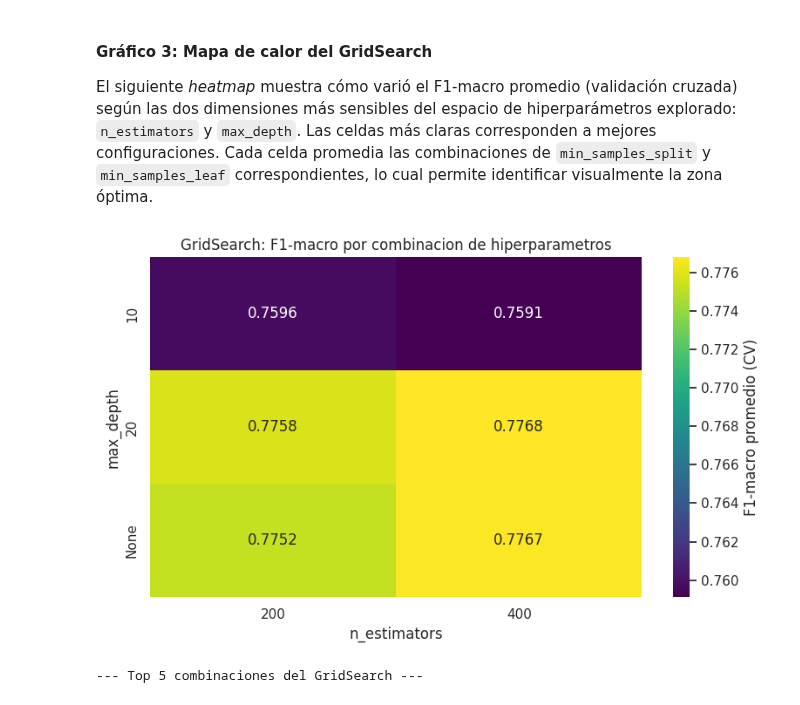
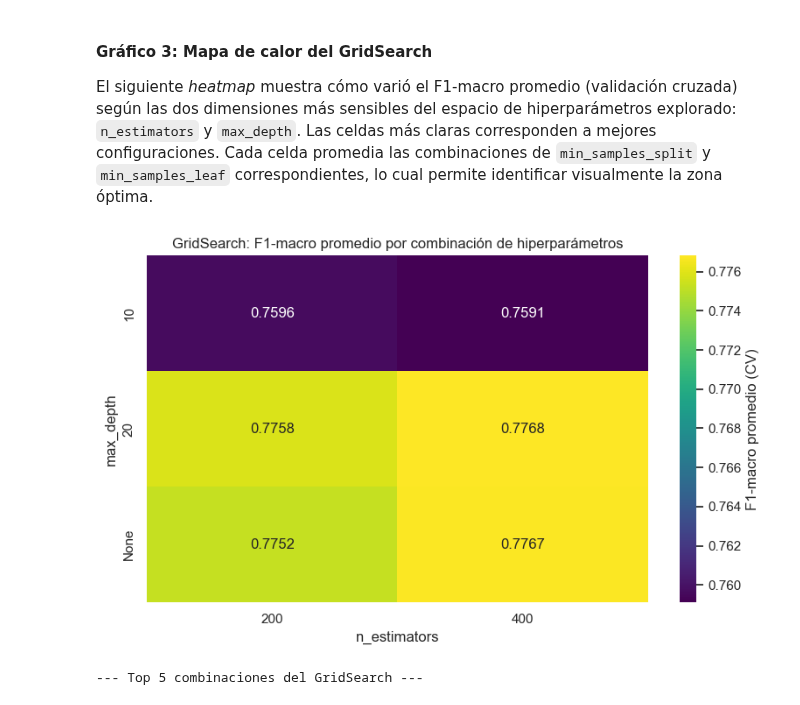
Before and after one commit to DaSilvaCesar/Tp-Ingenieria-Software, a Jupyter notebook: Proyecto_ingenieria_3.ipynb, the cells around one changed output. Drawn from its saved outputs; the diff is of its cells as text; code cells hidden in the pictures.

```diff
--- a/Proyecto_ingenieria_3.ipynb
+++ b/Proyecto_ingenieria_3.ipynb
@@ -1414,39 +1472,37 @@ plt.show()
 
 El siguiente *heatmap* muestra cómo varió el F1-macro promedio (validación cruzada) según las dos dimensiones más sensibles del espacio de hiperparámetros explorado: `n_estimators` y `max_depth`. Las celdas más claras corresponden a mejores configuraciones. Cada celda promedia las combinaciones de `min_samples_split` y `min_samples_leaf` correspondientes, lo cual permite identificar visualmente la zona óptima.
 # %%
-# Grafico (f): Heatmap del GridSearch
+# Gráfico (f): Heatmap del GridSearch
 df_gs = pd.DataFrame(gs.cv_results_)
+
+# Convertir max_depth=None a 'None' (string) para que sea hashable como índice
 df_gs['param_max_depth'] = df_gs['param_max_depth'].apply(lambda x: 'None' if x is None else str(x))
 
 pivot = df_gs.pivot_table(
     values='mean_test_score',
     index='param_max_depth',
     columns='param_n_estimators',
     aggfunc='mean'
 )
 
 fig, ax = plt.subplots(figsize=(8, 5))
 sns.heatmap(pivot, annot=True, fmt='.4f', cmap='viridis',
             cbar_kws={'label': 'F1-macro promedio (CV)'}, ax=ax)
-ax.set_title('GridSearch: F1-macro por combinacion de hiperparametros', fontsize=12)
+ax.set_title('GridSearch: F1-macro promedio por combinación de hiperparámetros', fontsize=12)
 ax.set_xlabel('n_estimators')
 ax.set_ylabel('max_depth')
 plt.tight_layout()
-import os
-IN_COLAB = 'google.colab' in str(get_ipython())
-img_dir = '/content/' if IN_COLAB else os.path.join('..', 'app', 'static', 'img')
-os.makedirs(img_dir, exist_ok=True)
-plt.savefig(os.path.join(img_dir, 'heatmap.png'), dpi=150, bbox_inches='tight')
 plt.show()
 
+# Top 5 combinaciones del GridSearch
 print('\n--- Top 5 combinaciones del GridSearch ---')
-top5 = df_gs.nlargest(5, 'mean_test_score')[[
-    'param_n_estimators', 'param_max_depth', 'param_min_samples_split',
-    'param_min_samples_leaf', 'mean_test_score', 'std_test_score'
-]].reset_index(drop=True)
+top5 = df_gs.nlargest(5, 'mean_test_score')[
+    ['param_n_estimators', 'param_max_depth', 'param_min_samples_split',
+     'param_min_samples_leaf', 'mean_test_score', 'std_test_score']
+].reset_index(drop=True)
 display(top5)
 # %% [output]
-[figure, old version]
+[figure, new version]
 --- Top 5 combinaciones del GridSearch ---
 |  | param_n_estimators | param_max_depth | param_min_samples_split | param_min_samples_leaf | mean_test_score | ... |
 | 0 | 400 | 20 | 5 | 1 | 0.788100 | ... |
```
Also changed, not shown: parts of 44 cells of this notebook, 1 other file.
